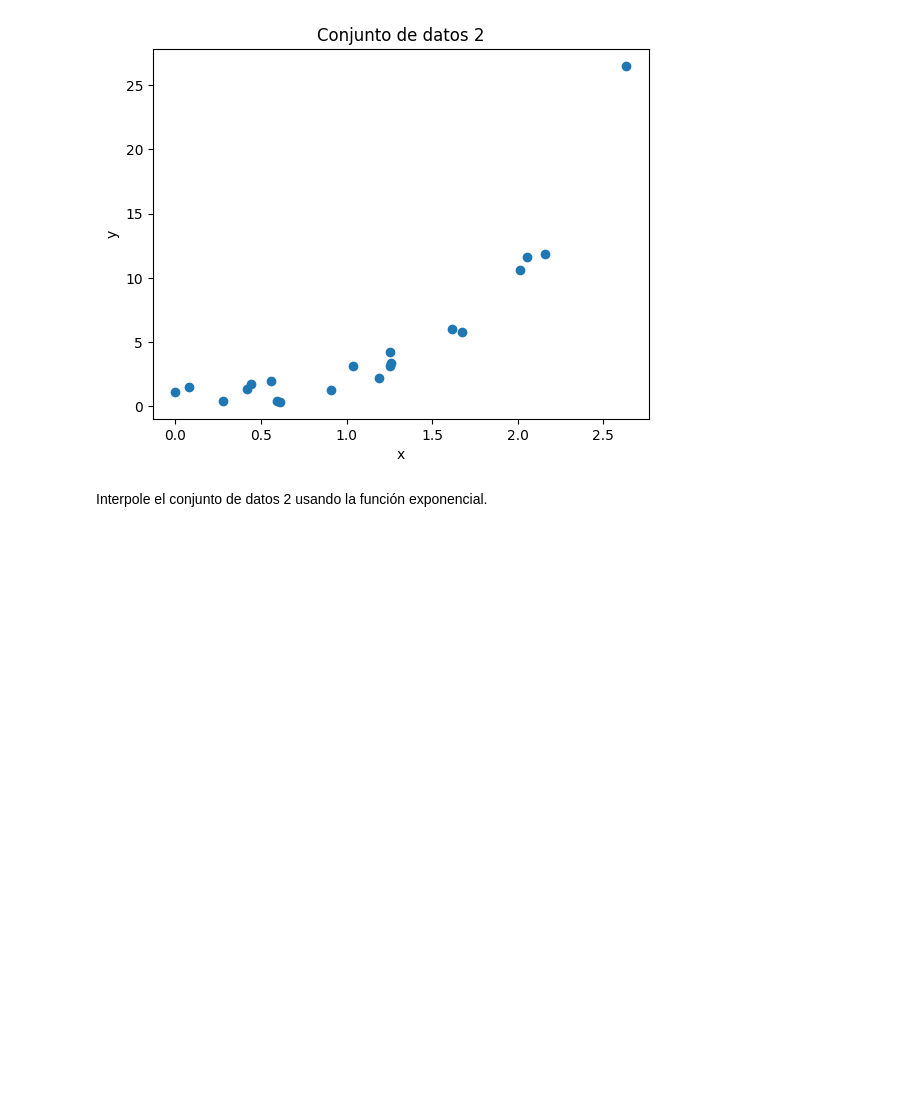
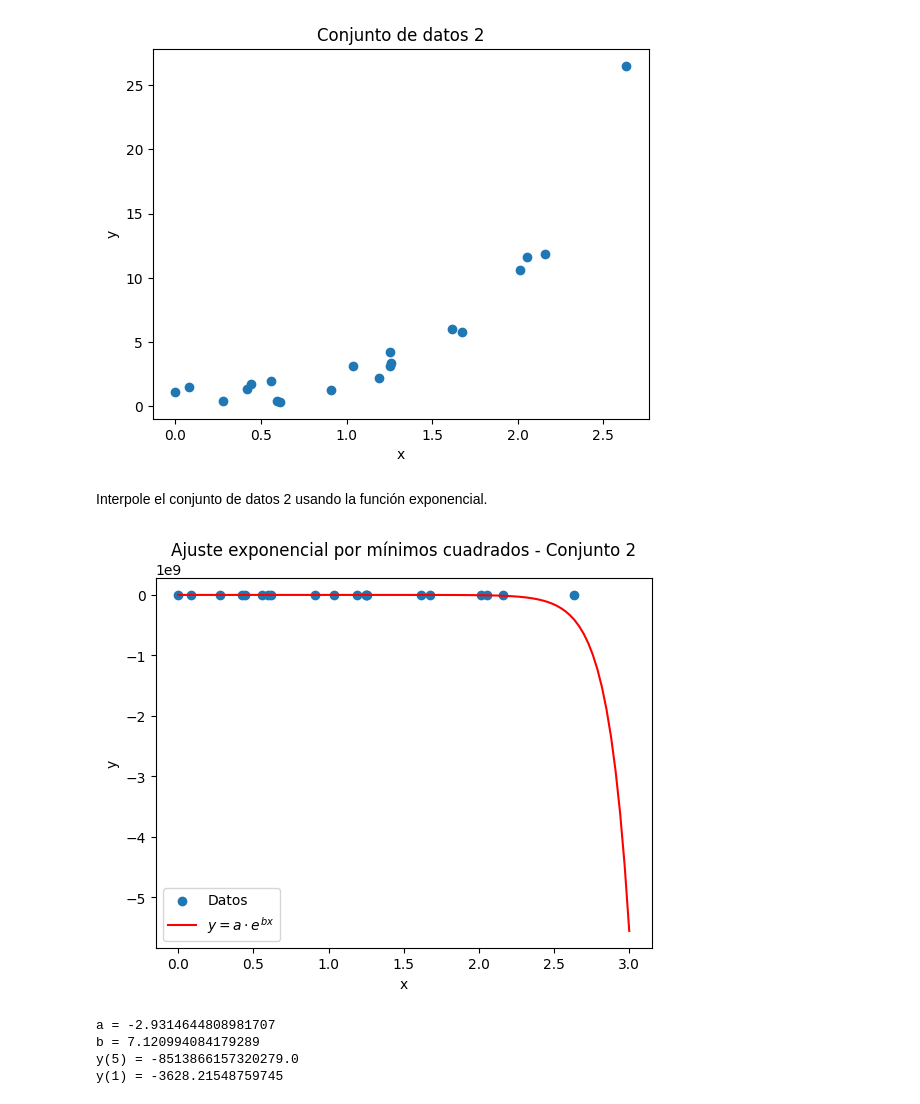
Before and after one commit to Francis1918/PR2MNIIB, a Jupyter notebook: min_cuadrados.ipynb, the cells around one changed output. Cells and saved outputs as stored; diff of their text form; code cells hidden in the pictures; blank space fills up the shorter version.

```diff
--- a/min_cuadrados.ipynb
+++ b/min_cuadrados.ipynb
@@ -234,3 +297,64 @@ plt.show()
 [figure]
 # %% [markdown]
 Interpole el conjunto de datos 2 usando la función exponencial.
+# %%
+import math
+
+def der_parcial_exp_a(xs: list, ys: list, a_actual: float, b_actual: float) -> tuple[float, float, float]:
+    """Derivada parcial con respecto a 'a' para regresión exponencial y = a*e^(bx)"""
+    c_a = sum(math.exp(2 * b_actual * xi) for xi in xs)
+    c_b = sum(xi * math.exp(2 * b_actual * xi) for xi in xs)
+    c_ind = sum(yi * math.exp(b_actual * xi) for xi, yi in zip(xs, ys))
+    return (c_a, c_b, c_ind)
+
+def der_parcial_exp_b(xs: list, ys: list, a_actual: float, b_actual: float) -> tuple[float, float, float]:
+    """Derivada parcial con respecto a 'b' para regresión exponencial y = a*e^(bx)"""
+    c_a = sum(xi * math.exp(2 * b_actual * xi) for xi in xs)
+    c_b = sum(xi**2 * math.exp(2 * b_actual * xi) for xi in xs)
+    c_ind = sum(yi * xi * math.exp(b_actual * xi) for xi, yi in zip(xs, ys))
+    return (c_a, c_b, c_ind)
+
+# Para ajuste exponencial, necesitas valores iniciales aproximados
+# Basándome en los datos, valores iniciales razonables serían:
+a_inicial = 1.0
+b_inicial = 2.0
+
+# Ajuste iterativo (simplificado - en la práctica necesitarías un método más robusto)
+a, b = a_inicial, b_inicial
+for _ in range(10):  # iteraciones
+    try:
+        # Usar las funciones de derivadas parciales con los valores actuales
+        coef_a = der_parcial_exp_a(xs2, ys2, a, b)
+        coef_b = der_parcial_exp_b(xs2, ys2, a, b)
+
+        # Resolver el sistema 2x2 manualmente
+        det = coef_a[0] * coef_b[1] - coef_a[1] * coef_b[0]
+        if abs(det) > 1e-10:
+            a = (coef_a[2] * coef_b[1] - coef_b[2] * coef_a[1]) / det
+            b = (coef_a[0] * coef_b[2] - coef_b[0] * coef_a[2]) / det
+    except:
+        break
+
+# Graficar el resultado
+x = np.linspace(0, 3, 100)
+y = [a * math.exp(b * xi) for xi in x]
+
+plt.scatter(xs2, ys2, label="Datos")
+plt.plot(x, y, color="red", label=r"$ y = a \cdot e^{bx} $")
+plt.xlabel("x")
+plt.ylabel("y")
+plt.title("Ajuste exponencial por mínimos cuadrados - Conjunto 2")
+plt.legend()
+plt.show()
+
+# Evaluar en los puntos solicitados
+print(f"a = {a}")
+print(f"b = {b}")
+print(f"y(5) = {a * math.exp(b * 5)}")
+print(f"y(1) = {a * math.exp(b * 1)}")
+# %% [output]
+[figure, added]
+a = -2.9314644808981707
+b = 7.120994084179289
+y(5) = -8513866157320279.0
+y(1) = -3628.21548759745
```
Also changed, not shown: parts of 3 cells of this notebook.
